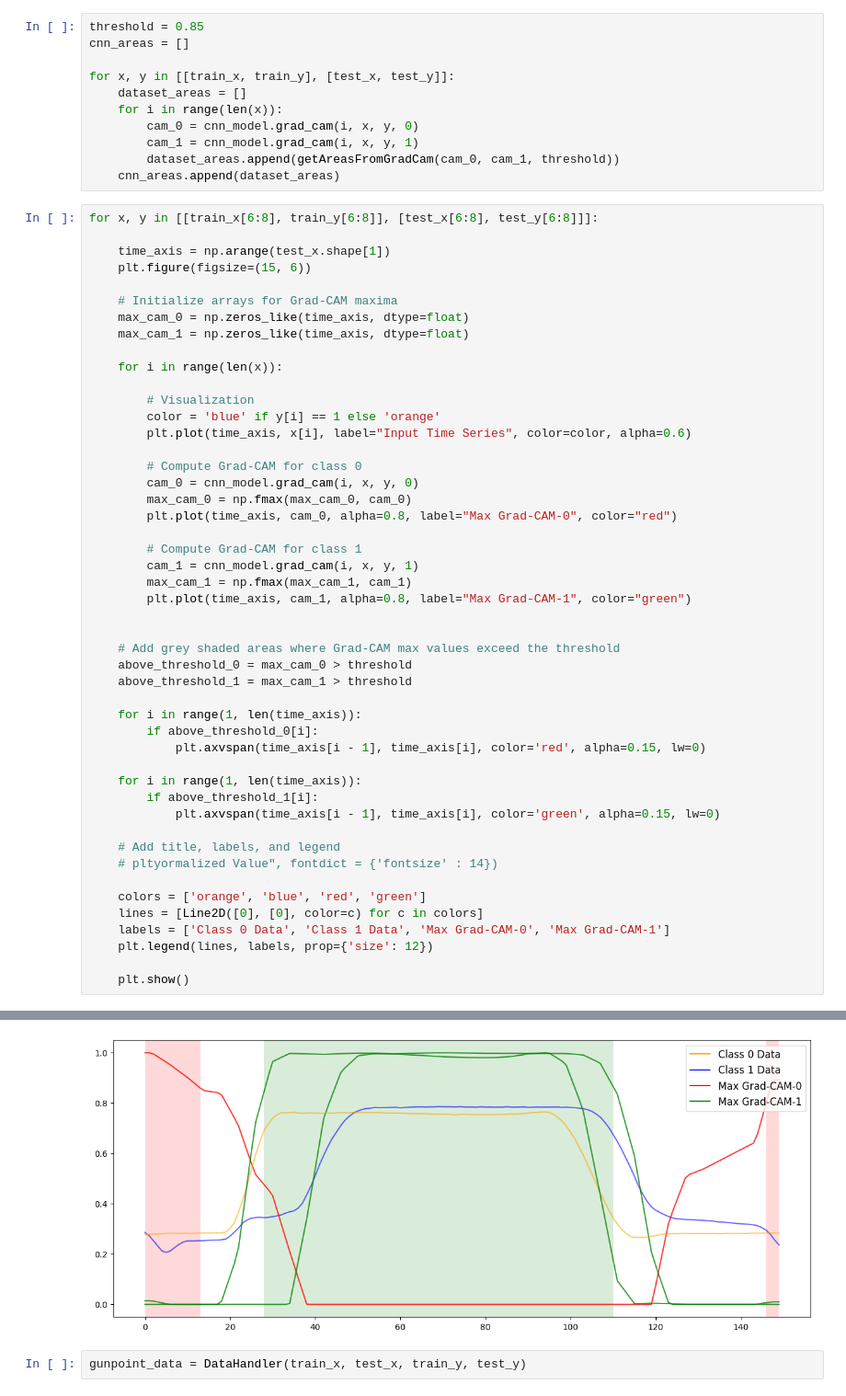
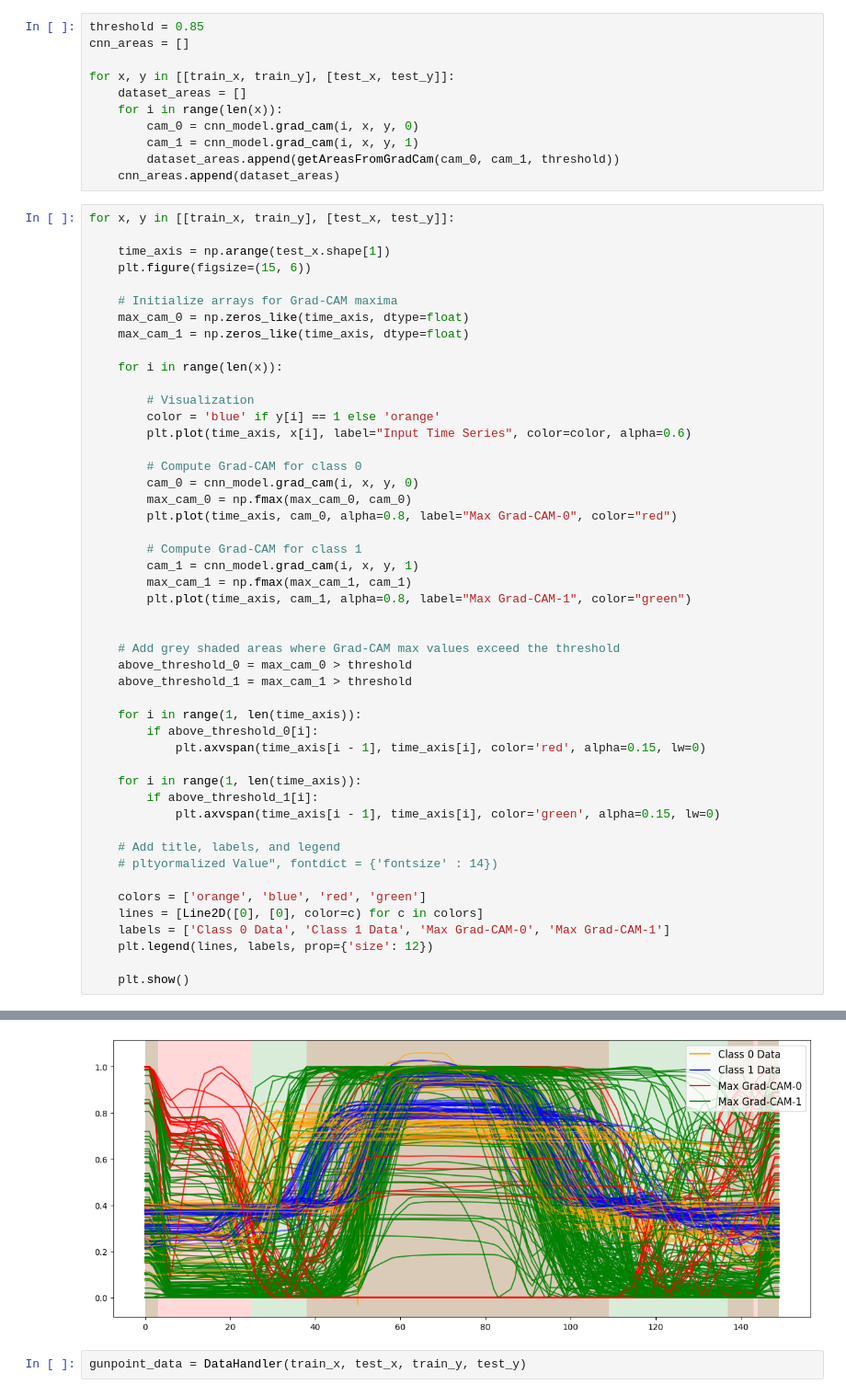
Before and after one commit to FabianWylczoch/XAI-for-Time-Series, a Jupyter notebook: SeminarNotebook.ipynb, the cells around one changed output, grey strips where cells are left out. Shown at 92% size. Saved outputs shown, nothing was run; the diff lists cells and outputs as text.

```diff
--- a/SeminarNotebook.ipynb
+++ b/SeminarNotebook.ipynb
@@ -141,7 +143,7 @@ for x, y in [[train_x, train_y], [test_x, test_y]]:
         dataset_areas.append(getAreasFromGradCam(cam_0, cam_1, threshold))
     cnn_areas.append(dataset_areas)
 # %%
-for x, y in [[train_x[6:8], train_y[6:8]], [test_x[6:8], test_y[6:8]]]:
+for x, y in [[train_x, train_y], [test_x, test_y]]:
 
     time_axis = np.arange(test_x.shape[1])
     plt.figure(figsize=(15, 6))
@@ -193,4 +195,4 @@ for x, y in [[train_x[6:8], train_y[6:8]], [test_x[6:8], test_y[6:8]]]:
-[figure, old version]
+[figure, new version]
 # %%
 gunpoint_data = DataHandler(train_x, test_x, train_y, test_y)
 # %%
```
Also changed, not shown: parts of 12 cells of this notebook, 1 other file.
